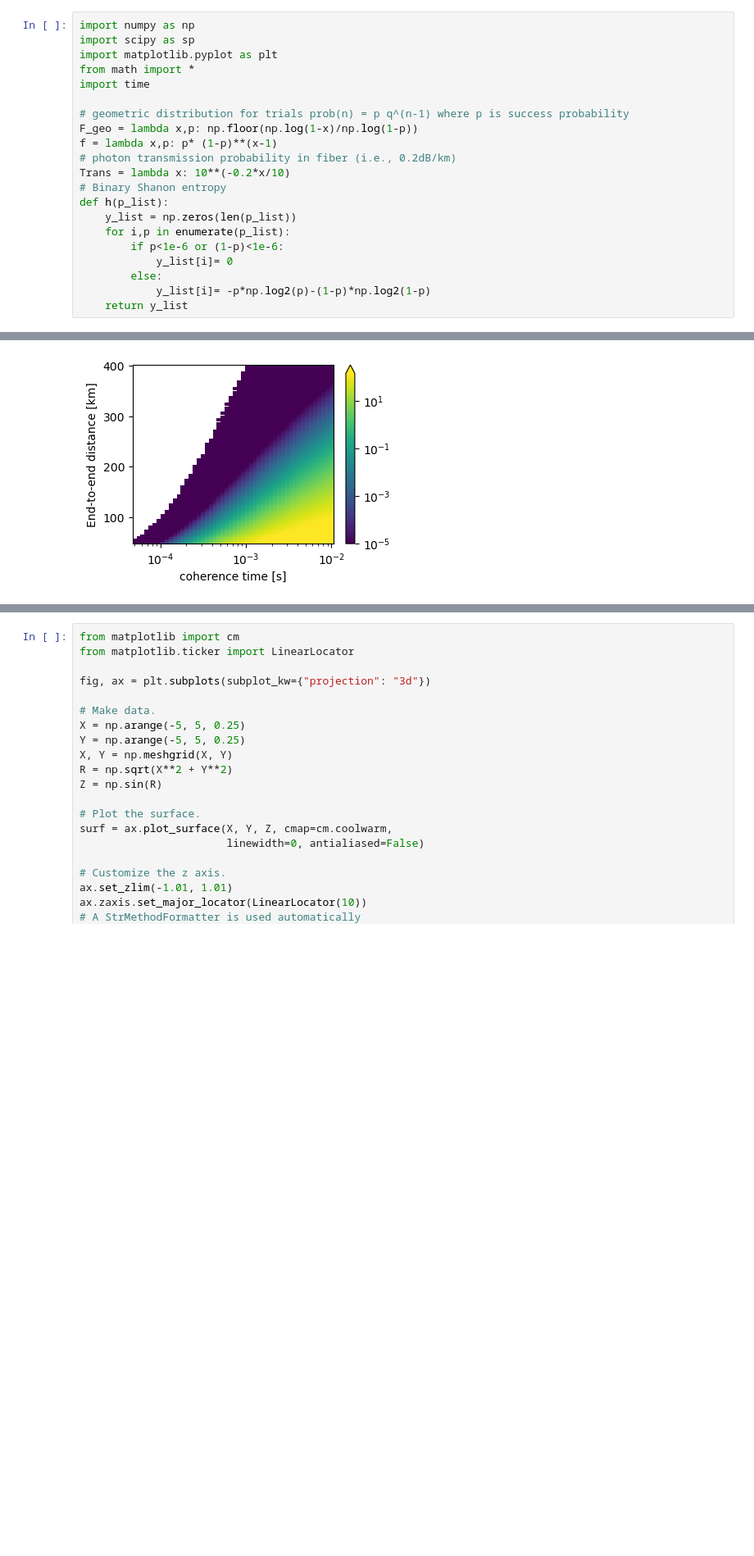
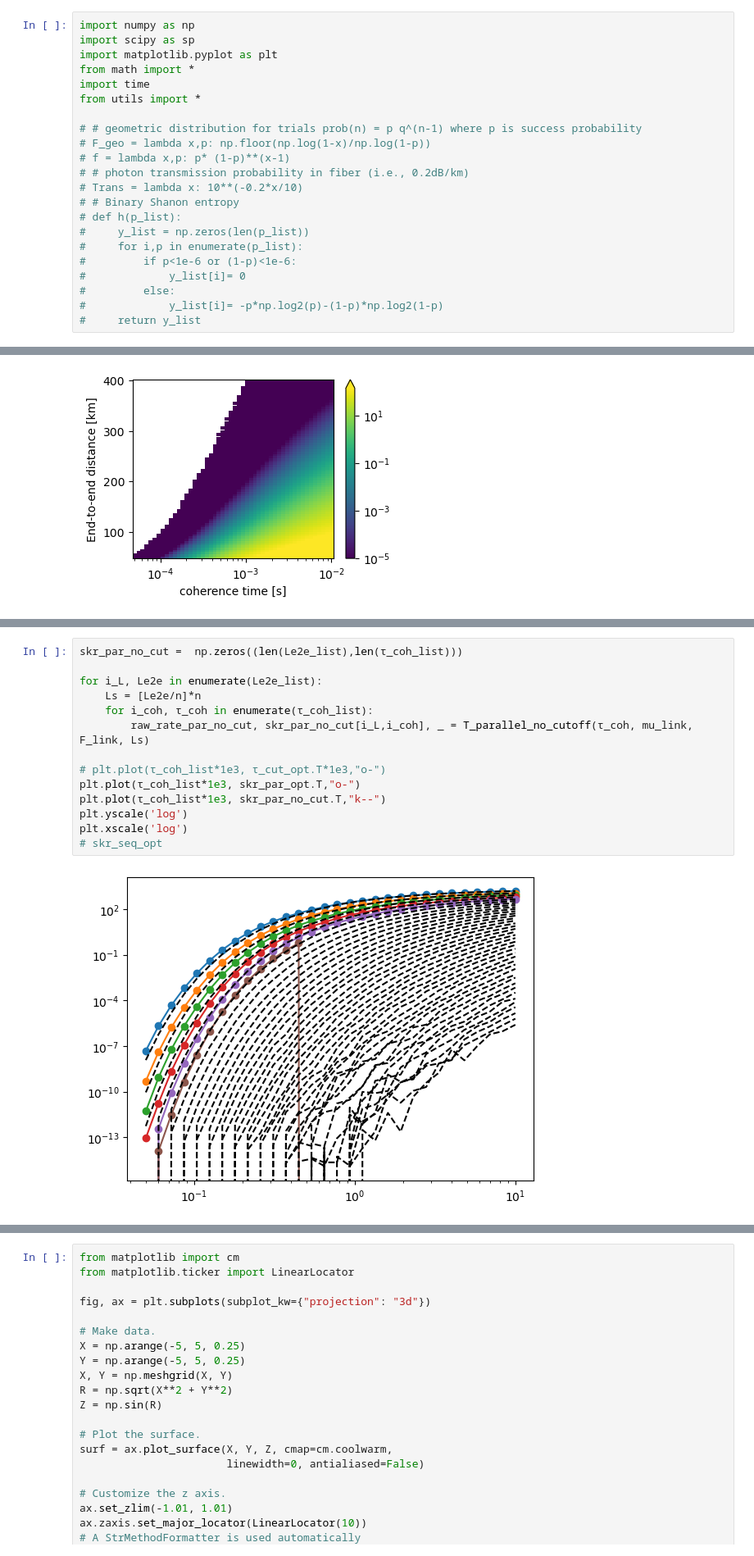
Before and after one commit to hassan-shap/QNUM, a Jupyter notebook: ed_protocol_cutoff.ipynb, the cells around one changed output, grey strips where cells are left out. Shown at 82% size. Saved outputs shown, nothing was run; the diff lists cells and outputs as text; blank space fills up the shorter version.

Commit message:
parallel code

```diff
--- a/ed_protocol_cutoff.ipynb
+++ b/ed_protocol_cutoff.ipynb
@@ -4,21 +4,22 @@ import scipy as sp
 import matplotlib.pyplot as plt
 from math import *
 import time
+from utils import *
 
-# geometric distribution for trials prob(n) = p q^(n-1) where p is success probability
-F_geo = lambda x,p: np.floor(np.log(1-x)/np.log(1-p))
-f = lambda x,p: p* (1-p)**(x-1)
-# photon transmission probability in fiber (i.e., 0.2dB/km)
-Trans = lambda x: 10**(-0.2*x/10)
-# Binary Shanon entropy
-def h(p_list):
-    y_list = np.zeros(len(p_list))
-    for i,p in enumerate(p_list):
-        if p<1e-6 or (1-p)<1e-6:
-            y_list[i]= 0
-        else:
-            y_list[i]= -p*np.log2(p)-(1-p)*np.log2(1-p)
-    return y_list
+# # geometric distribution for trials prob(n) = p q^(n-1) where p is success probability
+# F_geo = lambda x,p: np.floor(np.log(1-x)/np.log(1-p))
+# f = lambda x,p: p* (1-p)**(x-1)
+# # photon transmission probability in fiber (i.e., 0.2dB/km)
+# Trans = lambda x: 10**(-0.2*x/10)
+# # Binary Shanon entropy
+# def h(p_list):
+#     y_list = np.zeros(len(p_list))
+#     for i,p in enumerate(p_list):
+#         if p<1e-6 or (1-p)<1e-6:
+#             y_list[i]= 0
+#         else:
+#             y_list[i]= -p*np.log2(p)-(1-p)*np.log2(1-p)
+#     return y_list
 # %% [markdown]
 # no cutoff
 For reference
@@ -404,0 +461,16 @@ plt.tight_layout()
+# %%
+skr_par_no_cut =  np.zeros((len(Le2e_list),len(τ_coh_list)))
+
+for i_L, Le2e in enumerate(Le2e_list):
+    Ls = [Le2e/n]*n
+    for i_coh, τ_coh in enumerate(τ_coh_list):
+        raw_rate_par_no_cut, skr_par_no_cut[i_L,i_coh], _ = T_parallel_no_cutoff(τ_coh, mu_link, F_link, Ls)
+
+# plt.plot(τ_coh_list*1e3, τ_cut_opt.T*1e3,"o-")
+plt.plot(τ_coh_list*1e3, skr_par_opt.T,"o-")
+plt.plot(τ_coh_list*1e3, skr_par_no_cut.T,"k--")
+plt.yscale('log')
+plt.xscale('log')
+# skr_seq_opt
+# %% [output]
+[figure, added]
```
Also changed, not shown: parts of 3 cells of this notebook, 13 other files.
